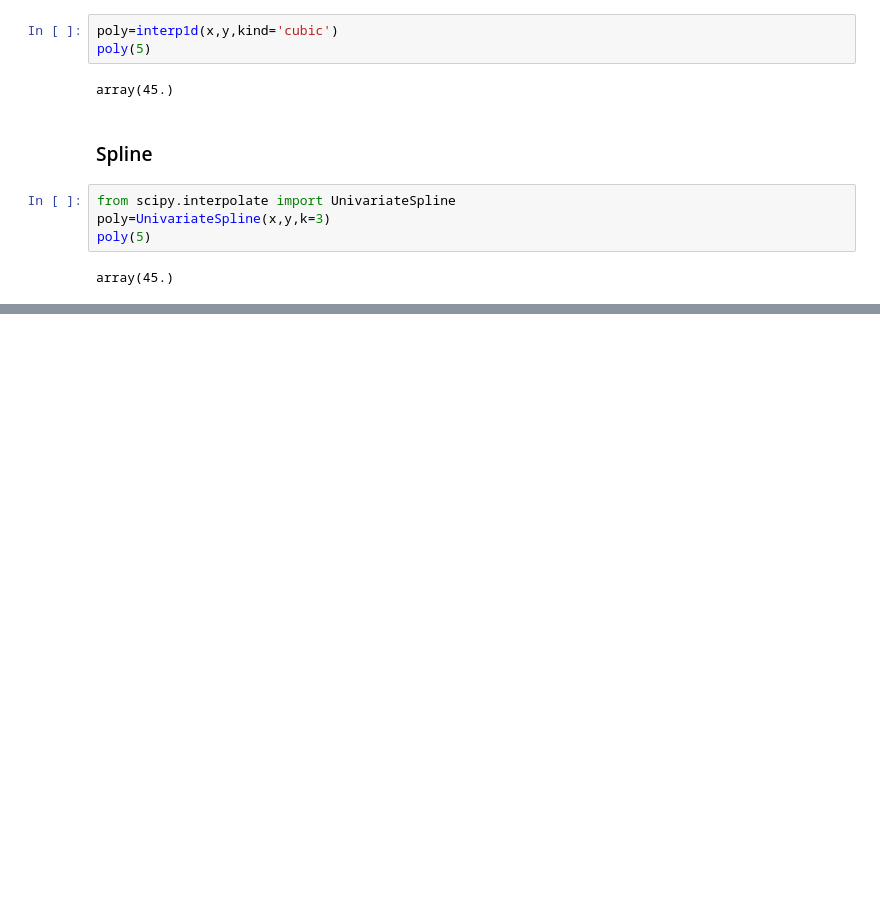
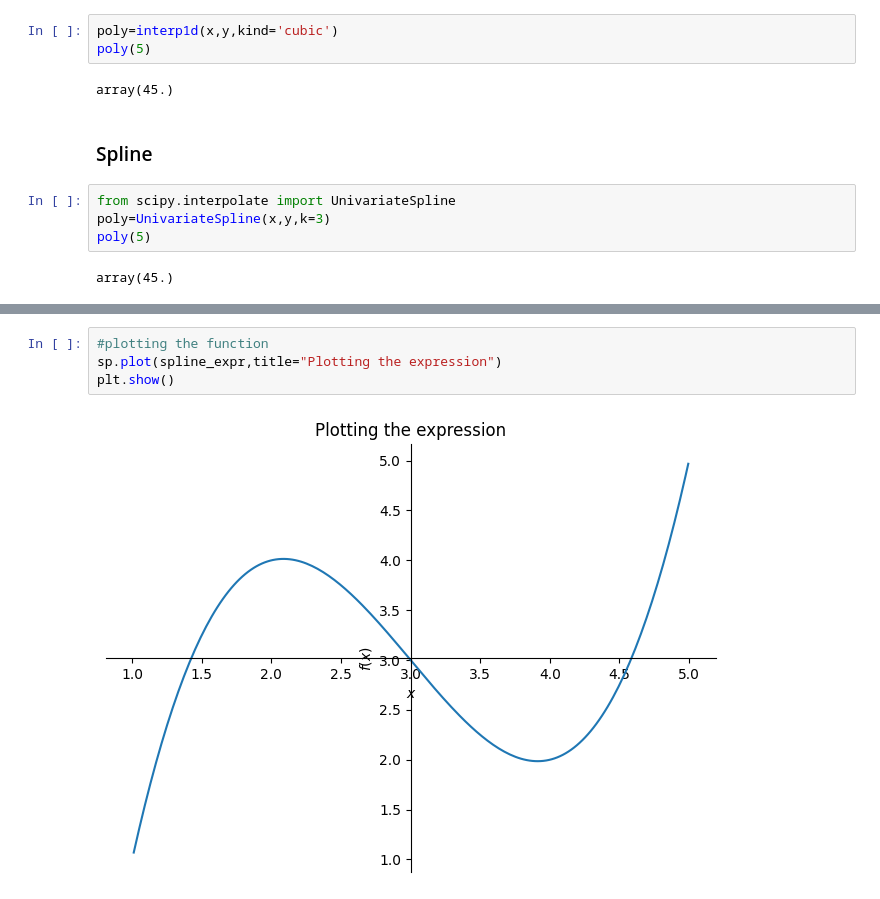
Before and after one commit to ODARI-CHARLES1/mathCompendium, a Jupyter notebook: NumericalMethods/Interpolation/Interpolation.ipynb, the cells around one changed output, grey strips where cells are left out. Saved outputs shown, nothing was run; the diff lists cells and outputs as text; blank space fills up the shorter version.

```diff
--- a/NumericalMethods/Interpolation/Interpolation.ipynb
+++ b/NumericalMethods/Interpolation/Interpolation.ipynb
@@ -91,0 +135,6 @@ array(45.)
+# %%
+#plotting the function
+sp.plot(spline_expr,title="Plotting the expression")
+plt.show()
+# %% [output]
+[figure, added]
```
Also changed, not shown: parts of 9 cells of this notebook.
